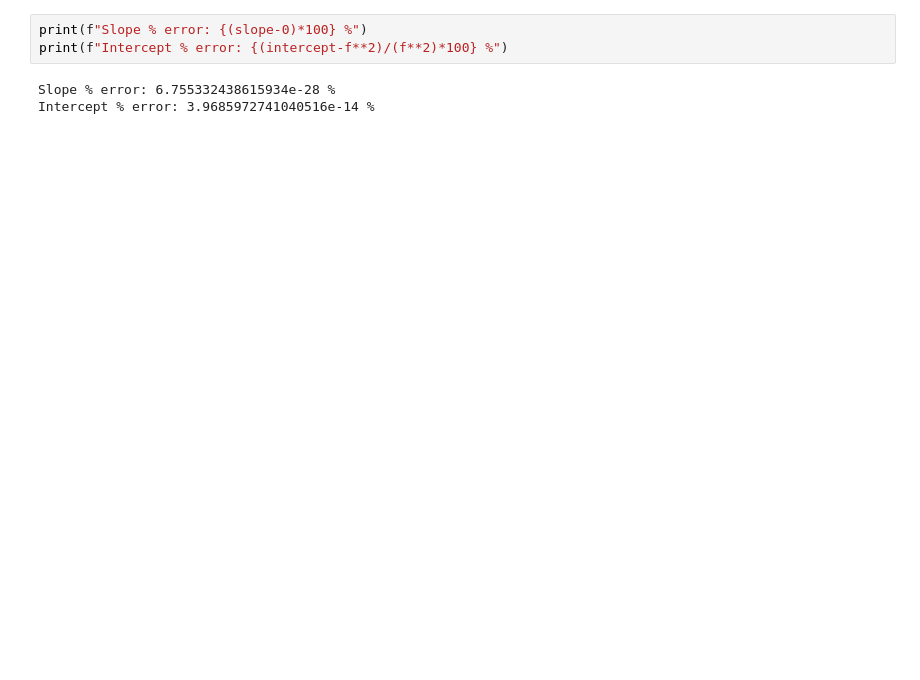
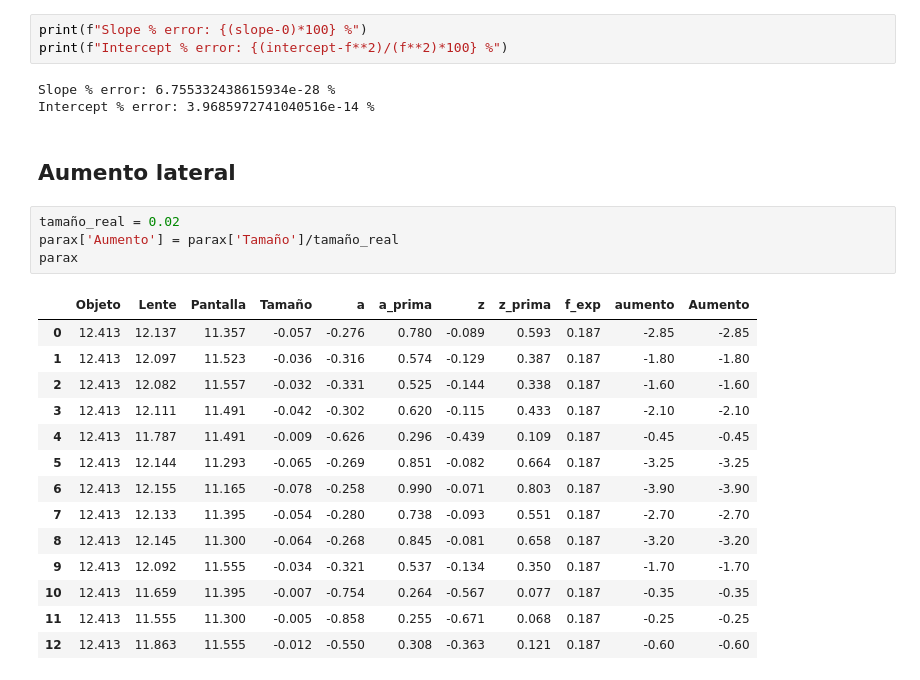
Before and after one commit to MrIsCM/Optics_Lab, a Jupyter notebook: P1/main.ipynb, the cells around one changed output. Saved outputs shown, nothing was run; the diff lists cells and outputs as text; blank space fills up the shorter version.

```diff
--- a/P1/main.ipynb
+++ b/P1/main.ipynb
@@ -154,3 +158,24 @@ print(f"Intercept % error: {(intercept-f**2)/(f**2)*100} %")
 # %% [output]
 Slope % error: 6.755332438615934e-28 %
 Intercept % error: 3.9685972741040516e-14 %
+# %% [markdown]
+## Aumento lateral
+# %%
+tamaño_real = 0.02
+parax['Aumento'] = parax['Tamaño']/tamaño_real
+parax
+# %% [output]
+|  | Objeto | Lente | Pantalla | Tamaño | a | a_prima | z | z_prima | f_exp | aumento | Aumento |
+| 0 | 12.413 | 12.137 | 11.357 | -0.057 | -0.276 | 0.780 | -0.089 | 0.593 | 0.187 | -2.85 | -2.85 |
+| 1 | 12.413 | 12.097 | 11.523 | -0.036 | -0.316 | 0.574 | -0.129 | 0.387 | 0.187 | -1.80 | -1.80 |
+| 2 | 12.413 | 12.082 | 11.557 | -0.032 | -0.331 | 0.525 | -0.144 | 0.338 | 0.187 | -1.60 | -1.60 |
+| 3 | 12.413 | 12.111 | 11.491 | -0.042 | -0.302 | 0.620 | -0.115 | 0.433 | 0.187 | -2.10 | -2.10 |
+| 4 | 12.413 | 11.787 | 11.491 | -0.009 | -0.626 | 0.296 | -0.439 | 0.109 | 0.187 | -0.45 | -0.45 |
+| 5 | 12.413 | 12.144 | 11.293 | -0.065 | -0.269 | 0.851 | -0.082 | 0.664 | 0.187 | -3.25 | -3.25 |
+| 6 | 12.413 | 12.155 | 11.165 | -0.078 | -0.258 | 0.990 | -0.071 | 0.803 | 0.187 | -3.90 | -3.90 |
+| 7 | 12.413 | 12.133 | 11.395 | -0.054 | -0.280 | 0.738 | -0.093 | 0.551 | 0.187 | -2.70 | -2.70 |
+| 8 | 12.413 | 12.145 | 11.300 | -0.064 | -0.268 | 0.845 | -0.081 | 0.658 | 0.187 | -3.20 | -3.20 |
+| 9 | 12.413 | 12.092 | 11.555 | -0.034 | -0.321 | 0.537 | -0.134 | 0.350 | 0.187 | -1.70 | -1.70 |
+| 10 | 12.413 | 11.659 | 11.395 | -0.007 | -0.754 | 0.264 | -0.567 | 0.077 | 0.187 | -0.35 | -0.35 |
+| 11 | 12.413 | 11.555 | 11.300 | -0.005 | -0.858 | 0.255 | -0.671 | 0.068 | 0.187 | -0.25 | -0.25 |
+| 12 | 12.413 | 11.863 | 11.555 | -0.012 | -0.550 | 0.308 | -0.363 | 0.121 | 0.187 | -0.60 | -0.60 |
```
Also changed, not shown: parts of 4 cells of this notebook.
